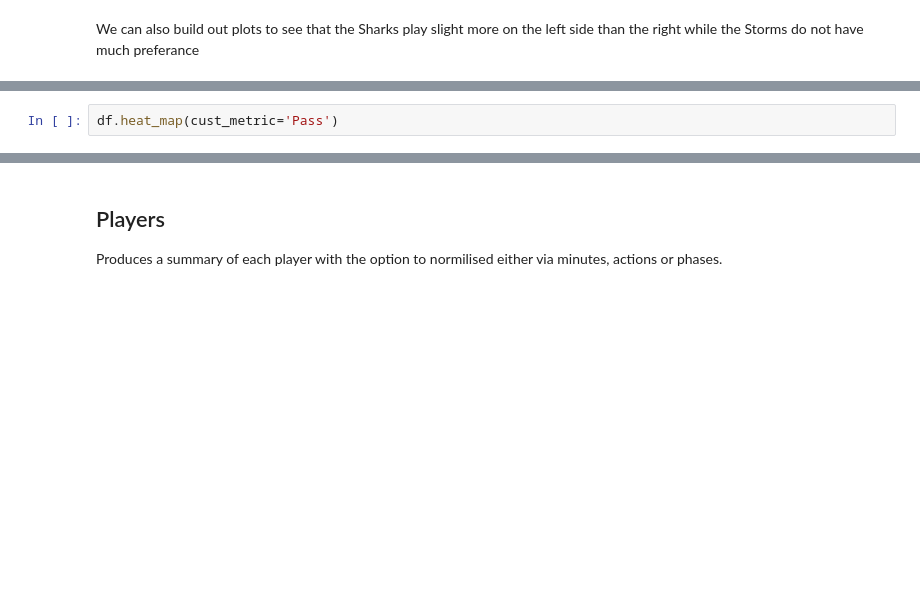
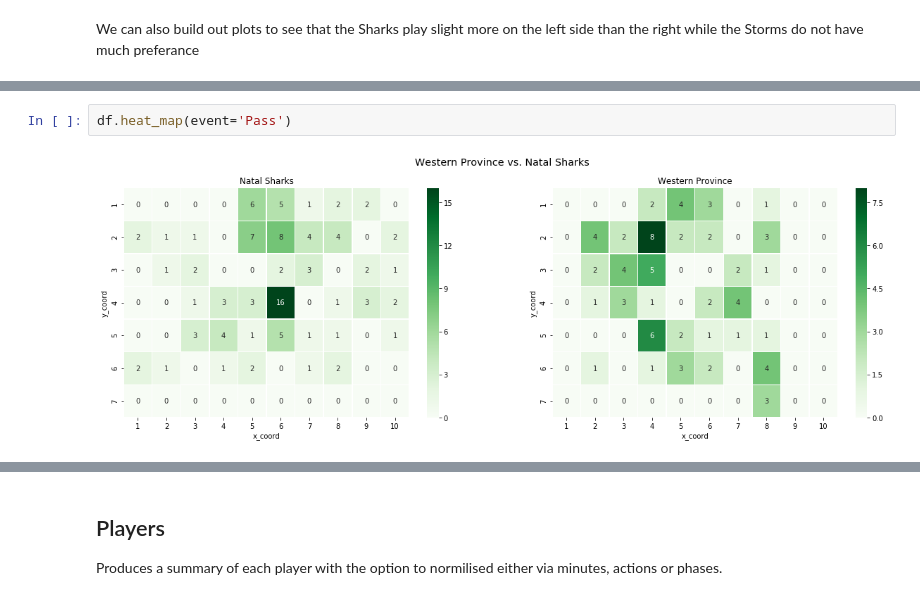
Before and after one commit to jlondal/pyrugga, a Jupyter notebook: jupyter/tuts/Getting Started.ipynb, the cells around one changed output, grey strips where cells are left out. Saved outputs shown, nothing was run; the diff lists cells and outputs as text; blank space fills up the shorter version.

```diff
--- a/jupyter/tuts/Getting Started.ipynb
+++ b/jupyter/tuts/Getting Started.ipynb
@@ -177,3 +293,5 @@ df.heat_map(cust_metric='Kick')
 # %%
-df.heat_map(cust_metric='Pass')
+df.heat_map(event='Pass')
+# %% [output]
+[figure, added]
 # %%
```
Also changed, not shown: parts of 15 cells of this notebook, 1 other file.
